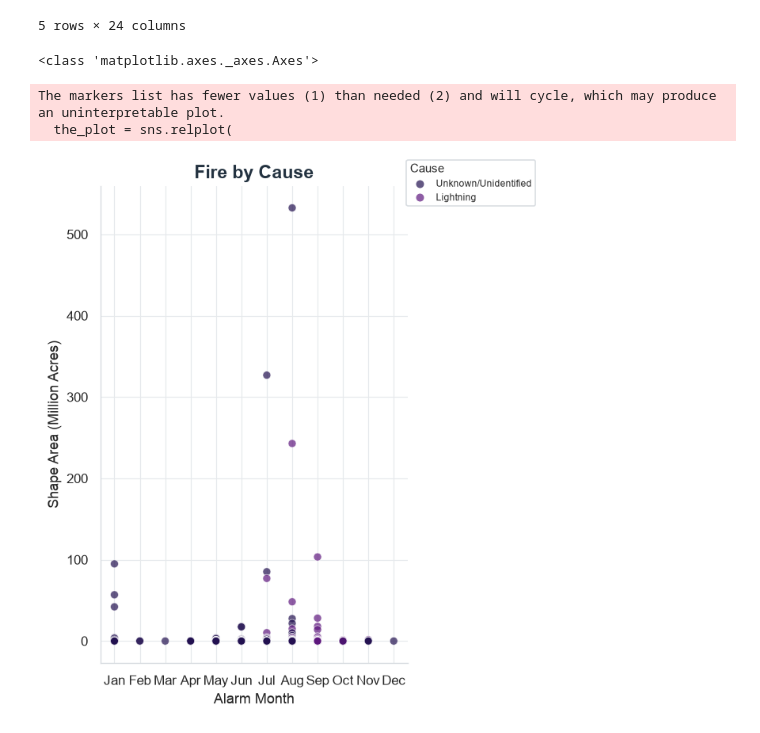
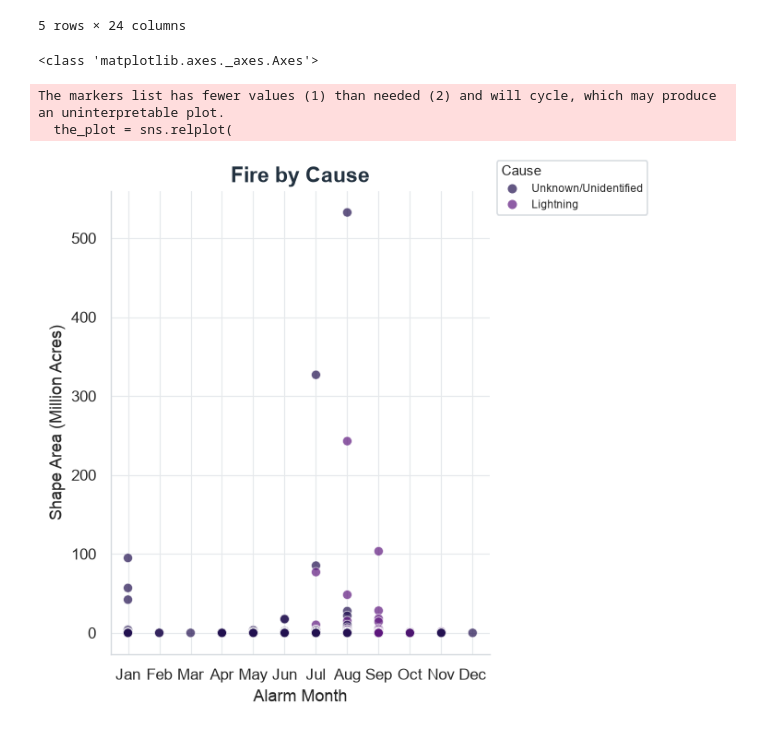
Before and after one commit to Sophiacyt/Wildfire-Wetland_BunkerAndersonTseng, a Jupyter notebook: scripts/A4/fire_by_cause_Sophia.ipynb, the cells around one changed output. Saved outputs shown, nothing was run; the diff lists cells and outputs as text; code cells hidden in the pictures.

```diff
--- a/scripts/A4/fire_by_cause_Sophia.ipynb
+++ b/scripts/A4/fire_by_cause_Sophia.ipynb
@@ -192,33 +192,31 @@ the_plot = sns.relplot(
 #Set plot title and axis labels
 the_plot.set_axis_labels('Alarm Month', 'Shape Area (Million Acres)')
 the_plot.set(title='Fire by Cause')
 
 #Clean up the legend
 sns.move_legend(
     the_plot,
     loc = 'upper right',
     frameon = True,
 )
 
 leg = the_plot.legend
 leg.get_title().set_ha('left')
 leg._legend_box.align = 'left'
 leg.get_title().set_text('Cause')
 
 
 #Set y-axis to use scientific notation
 the_plot = plt.gca()
 the_plot.yaxis.set_major_formatter(
     ticker.FuncFormatter(lambda x, pos: f'{x/1_000_000:g}')
 )
-# adjust size
-the_plot.figure.set_size_inches(6, 6)
 
 print(type(the_plot))
 #Display
 the_plot;
 # %% [output]
 <class 'matplotlib.axes._axes.Axes'>
 The markers list has fewer values (1) than needed (2) and will cycle, which may produce an uninterpretable plot.
   the_plot = sns.relplot(
-[figure, old version]
+[figure, new version]
```
Also changed, not shown: parts of 2 cells of this notebook.
